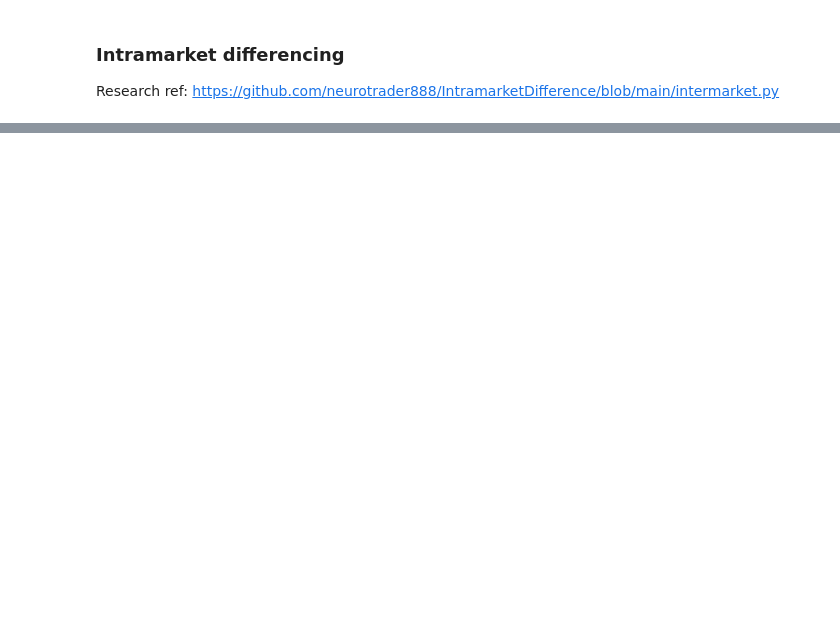
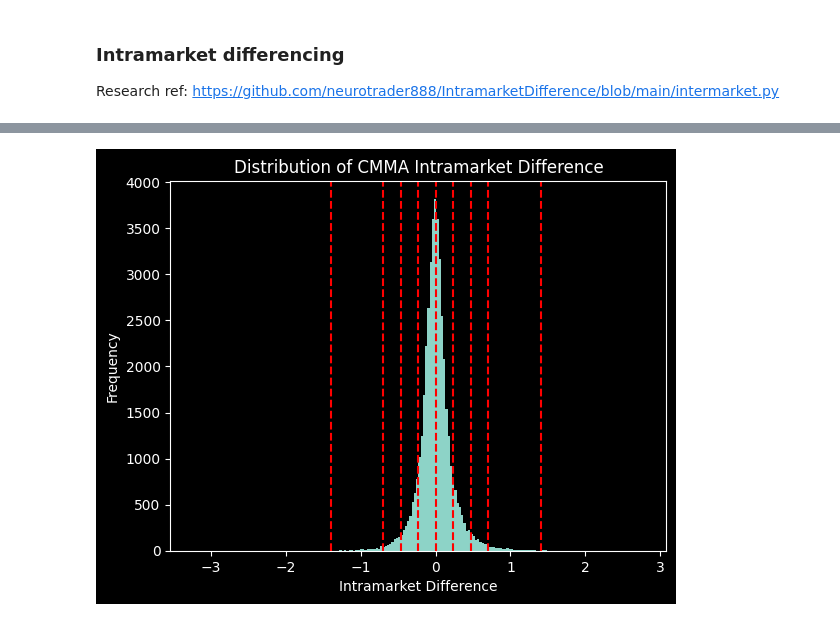
Before and after one commit to ccmaloney/intramarket_diff, a Jupyter notebook: Intramarketdifferencing.ipynb, the cells around one changed output, grey strips where cells are left out. Saved outputs shown, nothing was run; the diff lists cells and outputs as text; code cells hidden in the pictures; blank space fills up the shorter version.

```diff
--- a/Intramarketdifferencing.ipynb
+++ b/Intramarketdifferencing.ipynb
@@ -120,0 +149,15 @@ btc_data['next_return'] = btc_data['diff'].shift(-1)
+# %%
+#plot distribution of cmma intramarket diff
+plt.hist(intermarket_diff, bins=200)
+plt.title('Distribution of CMMA Intramarket Difference')
+plt.xlabel('Intramarket Difference')
+plt.ylabel('Frequency')
+
+# Plot vertical lines for important standard deviations
+std_devs = [-6, -3, -2, 0, -1, 1, 2, 3, 6]  # Modify this list as per your requirements
+for std_dev in std_devs:
+    plt.axvline(std_dev * intermarket_diff.std(), color='r', linestyle='--')
+
+plt.show()
+# %% [output]
+[figure, added]
```
Also changed, not shown: parts of 15 cells of this notebook.
